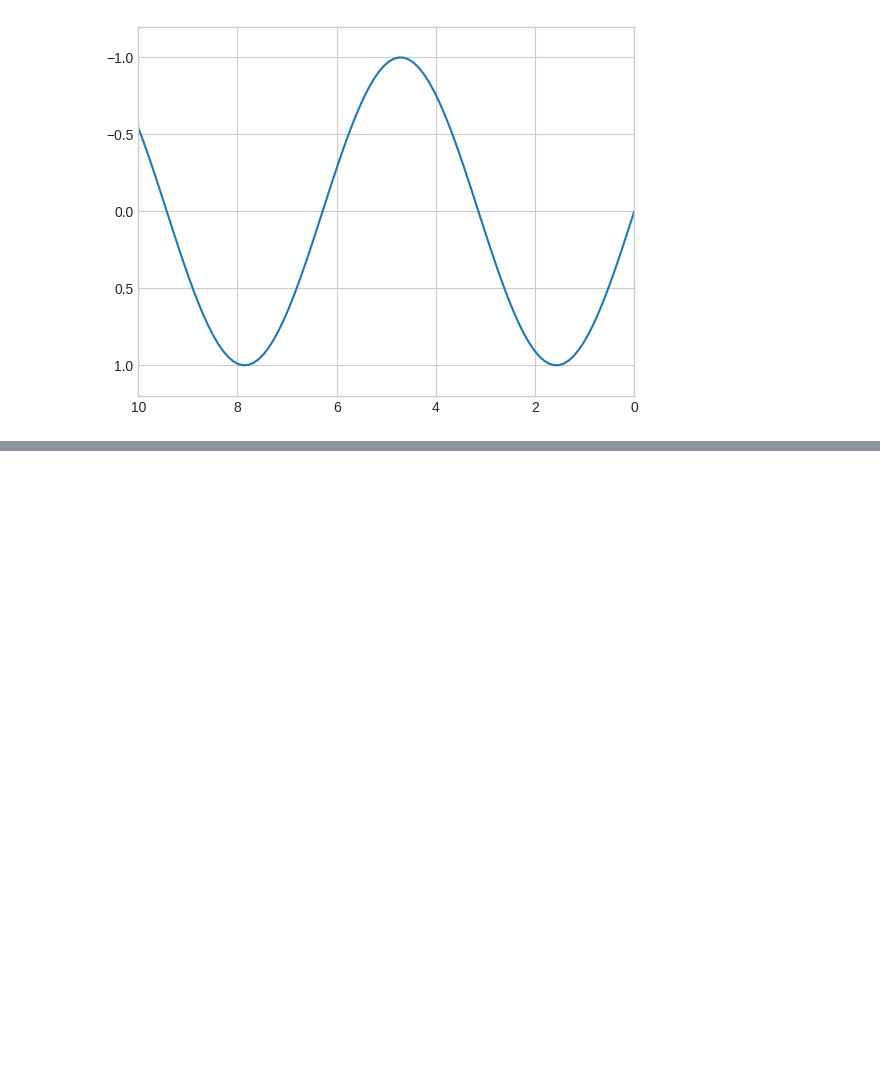
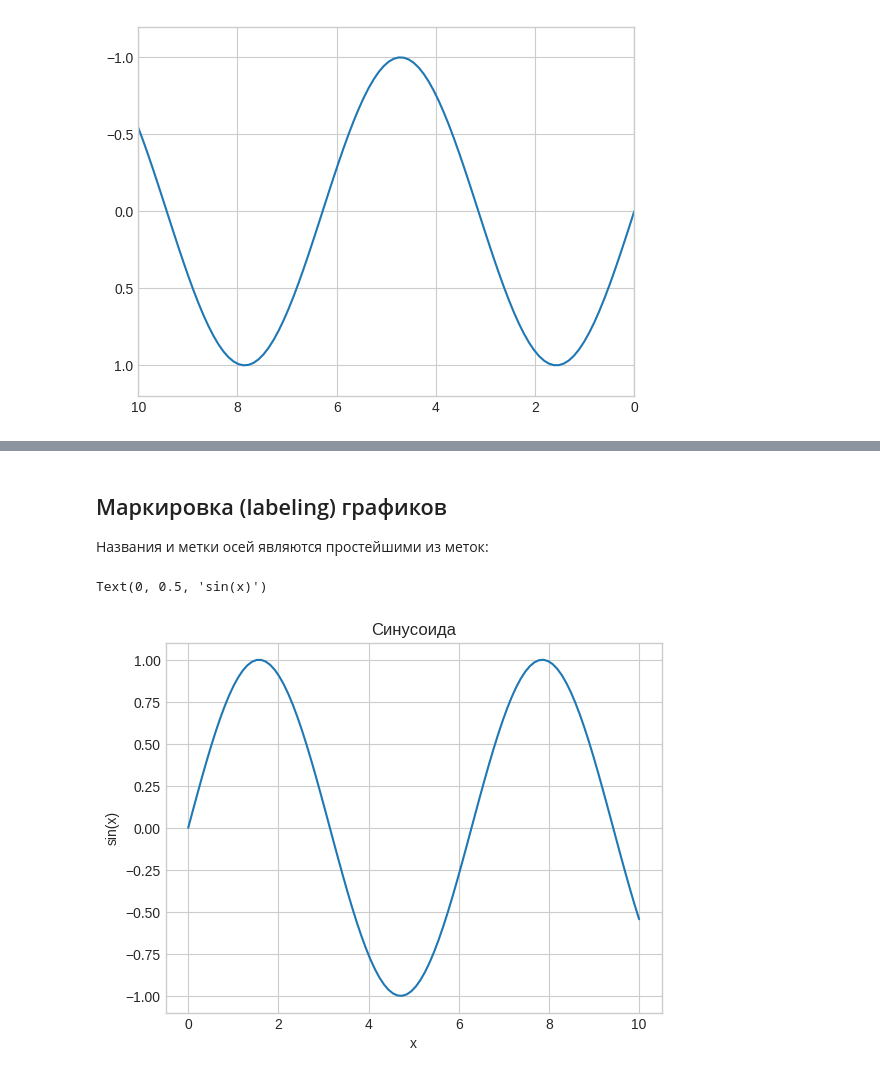
Before and after one commit to proway2/PythonDataScienceHandbook, a Jupyter notebook: 4.01-Simple-Line-Plots.ipynb, the cells around one changed output, grey strips where cells are left out. Cells and saved outputs as stored; diff of their text form; code cells hidden in the pictures; blank space fills up the shorter version.

```diff
--- a/4.01-Simple-Line-Plots.ipynb
+++ b/4.01-Simple-Line-Plots.ipynb
@@ -98,0 +118,12 @@ https://jakevdp.github.io/PythonDataScienceHandbook/04.01-simple-line-plots.html
+# %% [markdown]
+## Маркировка (labeling) графиков
+
+Названия и метки осей являются простейшими из меток:
+# %%
+plt.plot(x, np.sin(x))
+plt.title("Синусоида")
+plt.xlabel("x")
+plt.ylabel("sin(x)")
+# %% [output]
+Text(0, 0.5, 'sin(x)')
+[figure, added]
```
Also changed, not shown: parts of 10 cells of this notebook.
